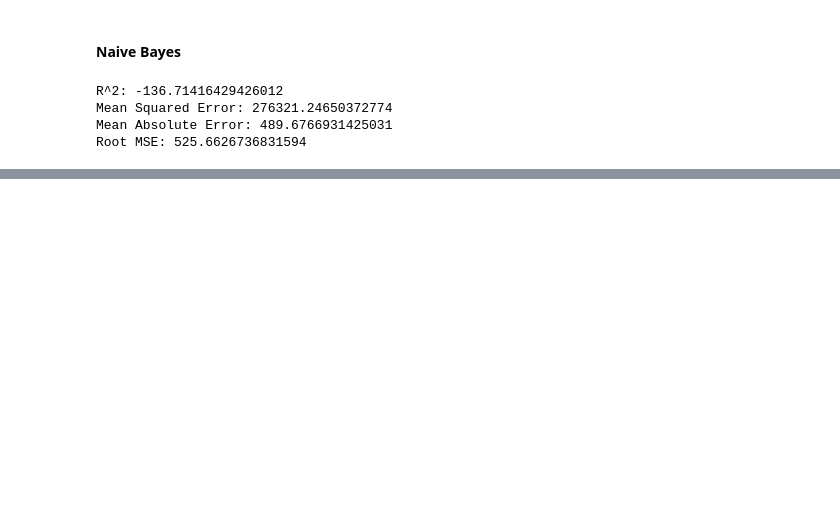
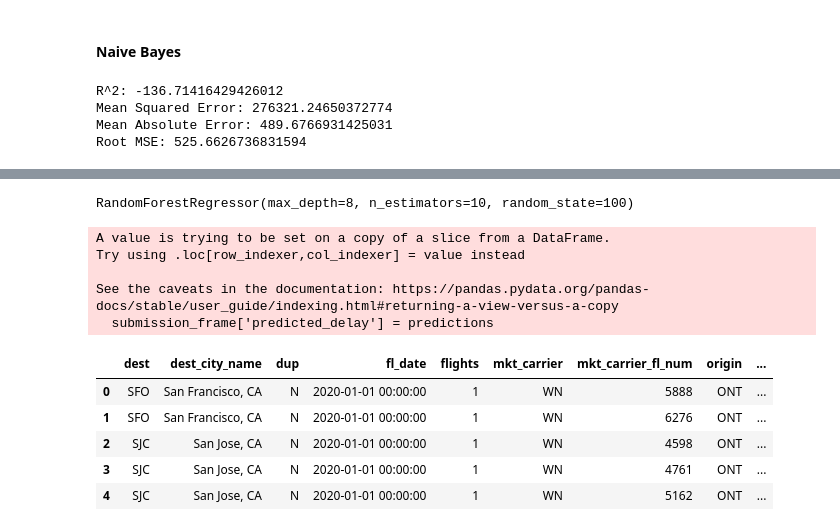
Before and after one commit to JDPayne11/Midterm-Project, a Jupyter notebook: Modeling_v1_frequencies.ipynb, the cells around one changed output, grey strips where cells are left out. Cells and saved outputs as stored; diff of their text form; code cells hidden in the pictures; blank space fills up the shorter version.

Commit message:
Added submission

```diff
--- a/Modeling_v1_frequencies.ipynb
+++ b/Modeling_v1_frequencies.ipynb
@@ -116,0 +231,34 @@ Root MSE: 525.6626736831594
+# %%
+# scale both datasets
+scaler = StandardScaler()
+
+scaler.fit_transform(freq_flights_new)
+
+test_df_scaled = scaler.transform(test_df[for_test])
+# %%
+final = rfc
+
+final.fit(freq_flights_new, y)
+# %% [output]
+RandomForestRegressor(max_depth=8, n_estimators=10, random_state=100)
+# %%
+predictions = final.predict(test_df[for_test])
+# %%
+submission_frame = test_df[not_for_test]
+
+submission_frame['predicted_delay'] = predictions
+# %% [output]
+A value is trying to be set on a copy of a slice from a DataFrame.
+Try using .loc[row_indexer,col_indexer] = value instead
+
+See the caveats in the documentation: https://pandas.pydata.org/pandas-docs/stable/user_guide/indexing.html#returning-a-view-versus-a-copy
+  submission_frame['predicted_delay'] = predictions
+# %%
+submission_frame.head()
+# %% [output]
+|  | dest | dest_city_name | dup | fl_date | flights | mkt_carrier | mkt_carrier_fl_num | origin | ... |
+| 0 | SFO | San Francisco, CA | N | 2020-01-01 00:00:00 | 1 | WN | 5888 | ONT | ... |
+| 1 | SFO | San Francisco, CA | N | 2020-01-01 00:00:00 | 1 | WN | 6276 | ONT | ... |
+| 2 | SJC | San Jose, CA | N | 2020-01-01 00:00:00 | 1 | WN | 4598 | ONT | ... |
+| 3 | SJC | San Jose, CA | N | 2020-01-01 00:00:00 | 1 | WN | 4761 | ONT | ... |
+| 4 | SJC | San Jose, CA | N | 2020-01-01 00:00:00 | 1 | WN | 5162 | ONT | ... |
```
Also changed, not shown: parts of 17 cells of this notebook, 1 other file.
